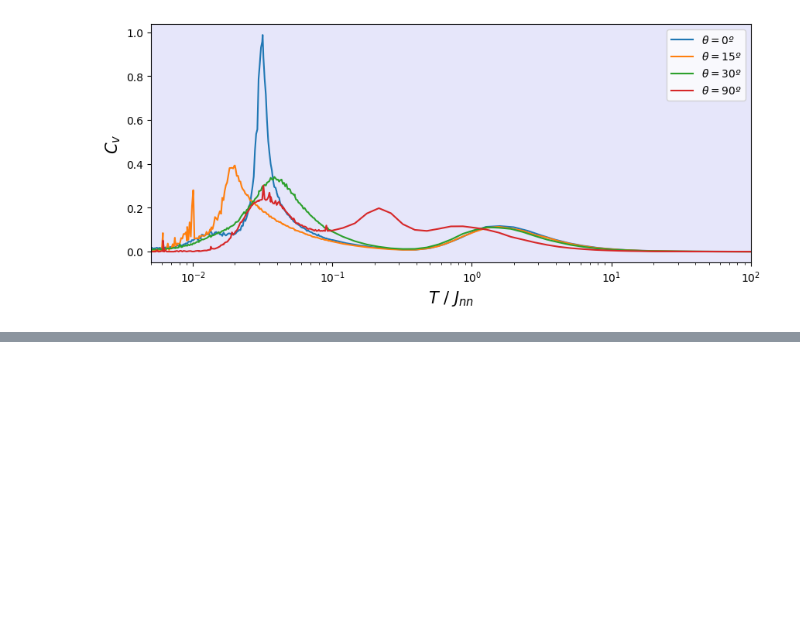
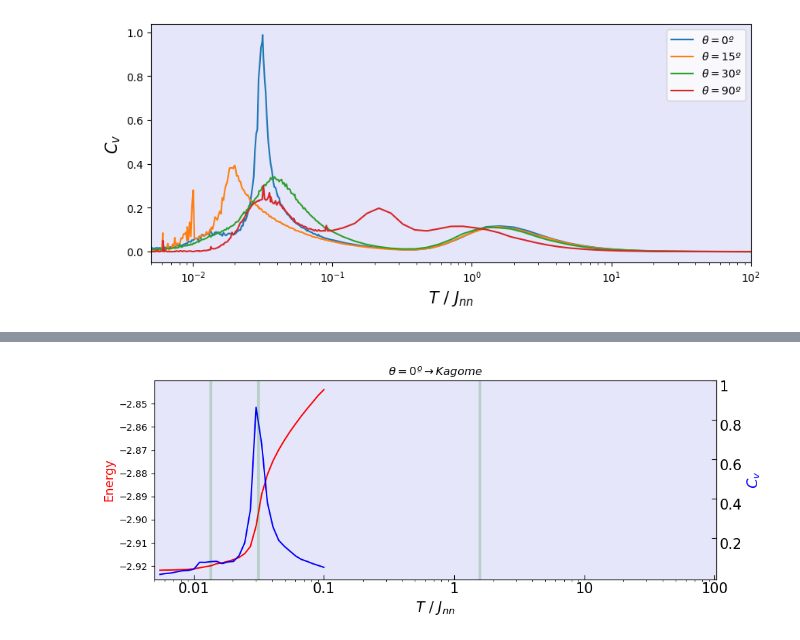
Before and after one commit to DaviphysicUFMG/analise_vertices, a Jupyter notebook: notebooks/teste_com_pandas.ipynb, the cells around one changed output, grey strips where cells are left out. Drawn from its saved outputs; the diff is of its cells as text; code cells hidden in the pictures; blank space fills up the shorter version.

```diff
--- a/notebooks/teste_com_pandas.ipynb
+++ b/notebooks/teste_com_pandas.ipynb
@@ -723,3 +724,6 @@ plt.legend()
 # %% [output]
 <matplotlib.legend.Legend at 0x...>
 [figure]
+# %%
+energiateste = pd.read_csv('AA1.csv', sep='\s+')
+magnetteste = pd.read_csv('AA2.csv', sep='\s+')
@@ -725,0 +739,46 @@ plt.legend()
+# %%
+fig, ax2 = plt.subplots(figsize=(10, 4), facecolor=None)
+
+ax2.set_ylabel('Energy', color='r', fontsize=13)
+ax2.plot(energiateste.Temp/5, energiateste.En, label="$\\theta = 0º$", c='r')
+ax2.set_xscale('log')
+ax2.set_xlabel('$T$ / $J_{nn}$', fontsize=15)
+ax2.tick_params(axis ='y')
+
+ax1 = ax2.twinx()
+
+ax1.set_xlim(0.005, 103)
+ax1.set_ylim(-0.01, 1)
+
+ax1.set_ylabel('$C_v$', color='b', fontsize=15)
+ax1.plot(energiateste.Temp/5, energiateste.Cv, label="$\\theta = 0º$", c='b')
+ax1.set_xscale('log')
+ax1.tick_params(axis ='y')
+
+
+ax1.vlines(1.584893, -0.01, 1, alpha=0.2, color='g', lw=3)
+ax1.vlines(0.031623, -0.01, 1, alpha=0.2, color='g', lw=3)
+ax1.vlines(0.013500, -0.01, 1, alpha=0.2, color='g', lw=3)
+
+
+font_dict = {'fontsize': 15, 'verticalalignment':'top'}
+
+# Set ticklabels
+
+ax2.set_xticks([0.01, 0.1, 1, 10, 100])
+ax2.set_xticklabels([r'0.01', r'0.1', r'1', r'10', r'100'], fontdict=font_dict)
+
+ax1.set_yticks([ 0.2, 0.4, 0.6, 0.8, 1.])
+ax1.set_yticklabels([ r'0.2', r'0.4', r'0.6', r'0.8', r'1'], fontdict=font_dict)
+
+ax2.tick_params(axis='x', direction='in', length=5)
+ax1.tick_params(axis='y', direction='in', length=5)
+
+ax2.set_facecolor('lavender')
+plt.title("$\\theta = 0º \\rightarrow Kagome$")
+plt.tight_layout()
+
+plt.savefig('00.png', bbox_inches=False)
+plt.show()
+# %% [output]
+[figure, added]
```
Also changed, not shown: parts of 5 cells of this notebook, 9 other files.
